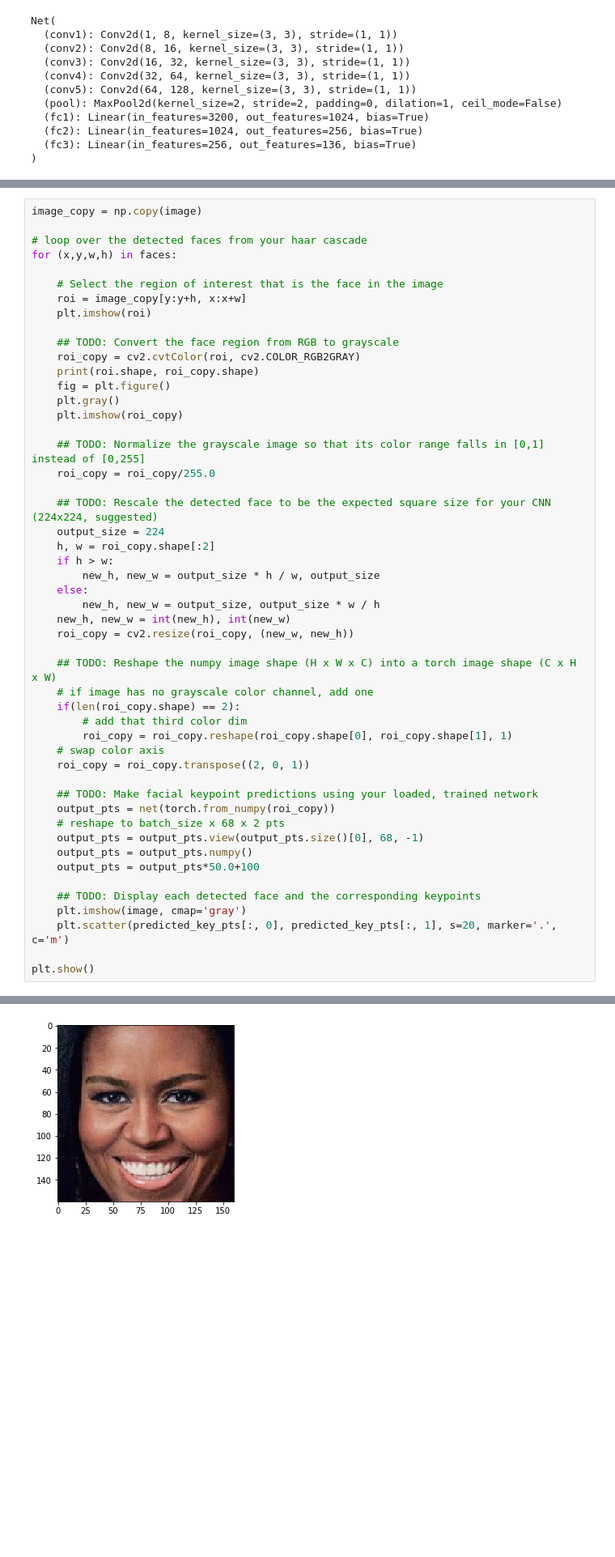
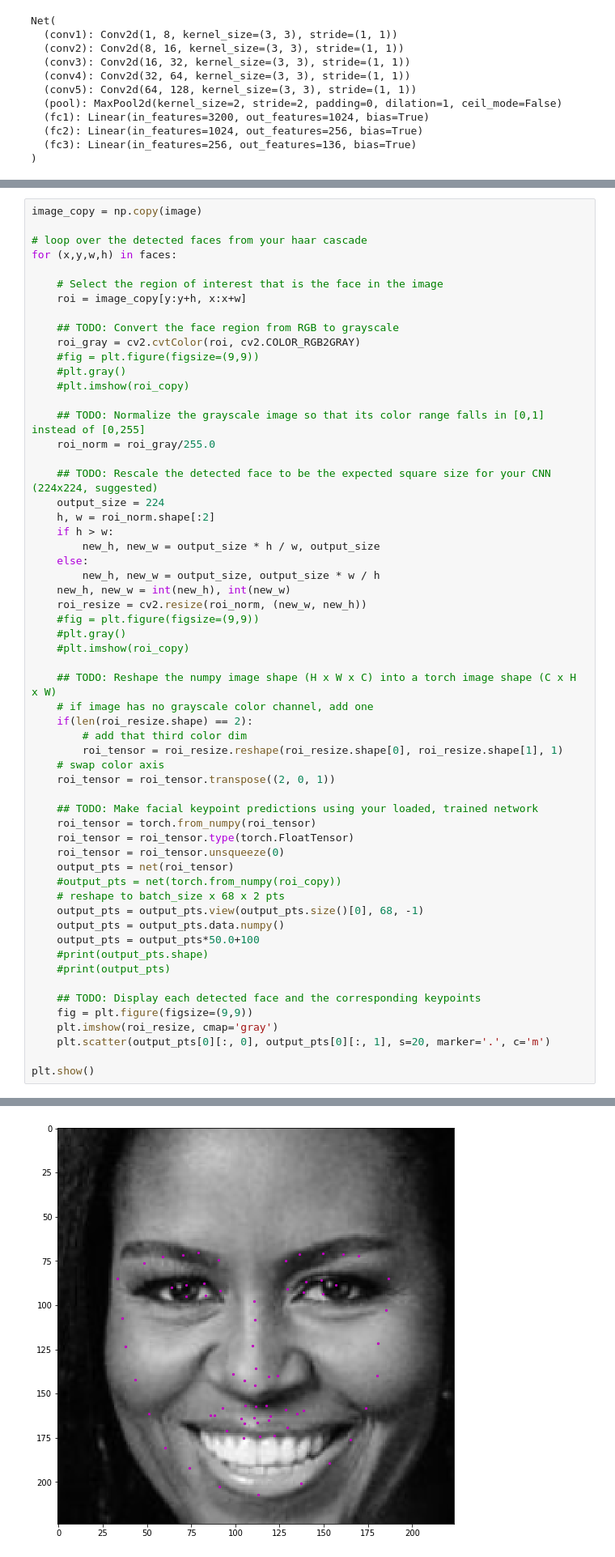
Before and after one commit to mitsunami/Facial_Keypoints, a Jupyter notebook: 3. Facial Keypoint Detection, Complete Pipeline.ipynb, the cells around one changed output, grey strips where cells are left out. Shown: that part at 81% size. Saved outputs shown, nothing was run; the diff lists cells and outputs as text; blank space fills up the shorter version.

```diff
--- a/3. Facial Keypoint Detection, Complete Pipeline.ipynb
+++ b/3. Facial Keypoint Detection, Complete Pipeline.ipynb
@@ -127,46 +127,54 @@ for (x,y,w,h) in faces:
 
     # Select the region of interest that is the face in the image
     roi = image_copy[y:y+h, x:x+w]
-    plt.imshow(roi)
 
     ## TODO: Convert the face region from RGB to grayscale
-    roi_copy = cv2.cvtColor(roi, cv2.COLOR_RGB2GRAY)
-    print(roi.shape, roi_copy.shape)
-    fig = plt.figure()
-    plt.gray()
-    plt.imshow(roi_copy)
+    roi_gray = cv2.cvtColor(roi, cv2.COLOR_RGB2GRAY)
+    #fig = plt.figure(figsize=(9,9))
+    #plt.gray()
+    #plt.imshow(roi_copy)
 
     ## TODO: Normalize the grayscale image so that its color range falls in [0,1] instead of [0,255]
-    roi_copy = roi_copy/255.0
+    roi_norm = roi_gray/255.0
 
     ## TODO: Rescale the detected face to be the expected square size for your CNN (224x224, suggested)
     output_size = 224
-    h, w = roi_copy.shape[:2]
+    h, w = roi_norm.shape[:2]
     if h > w:
         new_h, new_w = output_size * h / w, output_size
     else:
         new_h, new_w = output_size, output_size * w / h
     new_h, new_w = int(new_h), int(new_w)
-    roi_copy = cv2.resize(roi_copy, (new_w, new_h))
+    roi_resize = cv2.resize(roi_norm, (new_w, new_h))
+    #fig = plt.figure(figsize=(9,9))
+    #plt.gray()
+    #plt.imshow(roi_copy)
 
     ## TODO: Reshape the numpy image shape (H x W x C) into a torch image shape (C x H x W)
     # if image has no grayscale color channel, add one
-    if(len(roi_copy.shape) == 2):
+    if(len(roi_resize.shape) == 2):
         # add that third color dim
-        roi_copy = roi_copy.reshape(roi_copy.shape[0], roi_copy.shape[1], 1)
+        roi_tensor = roi_resize.reshape(roi_resize.shape[0], roi_resize.shape[1], 1)
     # swap color axis
-    roi_copy = roi_copy.transpose((2, 0, 1))
+    roi_tensor = roi_tensor.transpose((2, 0, 1))
 
     ## TODO: Make facial keypoint predictions using your loaded, trained network
-    output_pts = net(torch.from_numpy(roi_copy))
+    roi_tensor = torch.from_numpy(roi_tensor)
+    roi_tensor = roi_tensor.type(torch.FloatTensor)
+    roi_tensor = roi_tensor.unsqueeze(0)
+    output_pts = net(roi_tensor)
+    #output_pts = net(torch.from_numpy(roi_copy))
     # reshape to batch_size x 68 x 2 pts
     output_pts = output_pts.view(output_pts.size()[0], 68, -1)
-    output_pts = output_pts.numpy()
+    output_pts = output_pts.data.numpy()
     output_pts = output_pts*50.0+100
+    #print(output_pts.shape)
+    #print(output_pts)
 
     ## TODO: Display each detected face and the corresponding keypoints
-    plt.imshow(image, cmap='gray')
-    plt.scatter(predicted_key_pts[:, 0], predicted_key_pts[:, 1], s=20, marker='.', c='m')
+    fig = plt.figure(figsize=(9,9))
+    plt.imshow(roi_resize, cmap='gray')
+    plt.scatter(output_pts[0][:, 0], output_pts[0][:, 1], s=20, marker='.', c='m')
 
 plt.show()
 # %% [output]
@@ -175 +181 @@ RuntimeError: Expected 4-dimensional input for 4-dimensional weight [8, 1, 3, 3]
-[figure, old version]
+[figure, new version]
```
Also changed, not shown: parts of 1 cell of this notebook.
